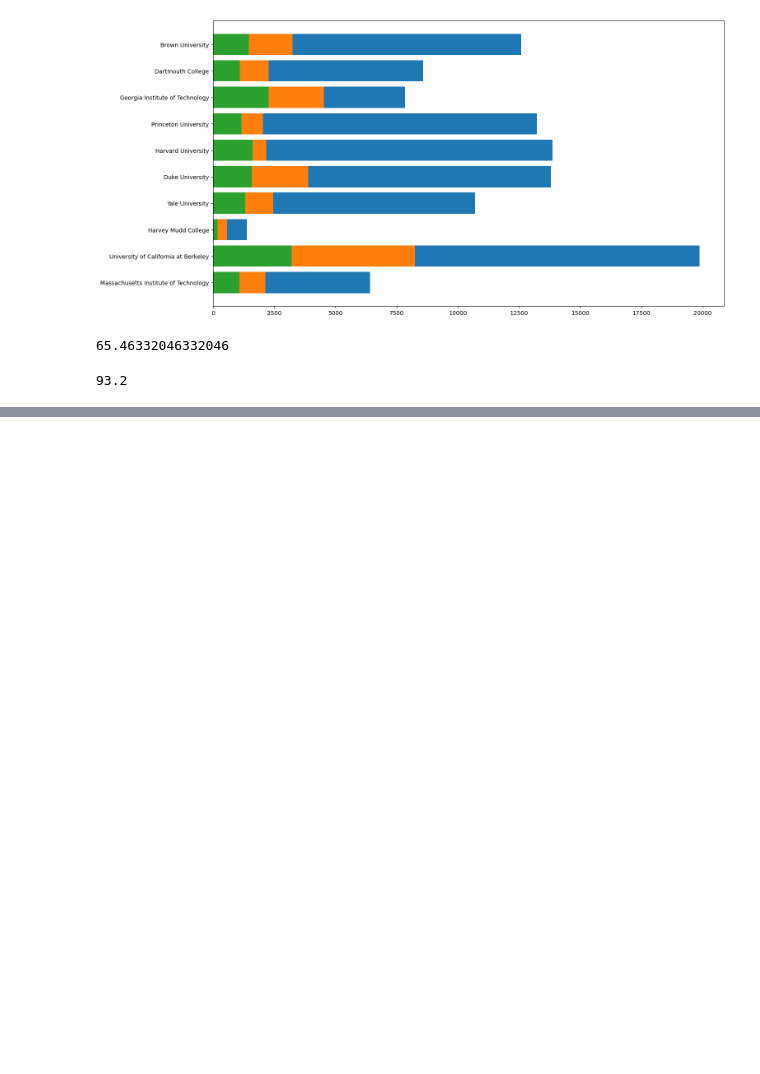
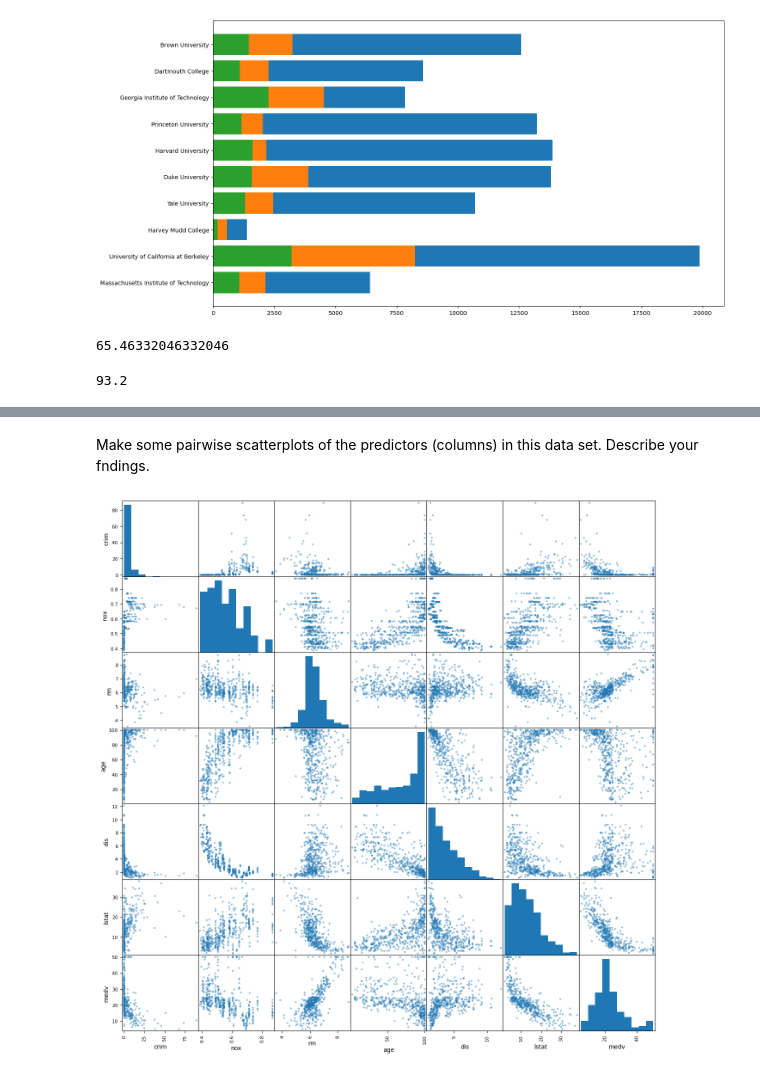
Before and after one commit to xuzmocode4-325/isl, a Jupyter notebook: statistical-learning/application.ipynb, the cells around one changed output, grey strips where cells are left out. Cells and saved outputs as stored; diff of their text form; code cells hidden in the pictures; blank space fills up the shorter version.

```diff
--- a/statistical-learning/application.ipynb
+++ b/statistical-learning/application.ipynb
@@ -4,6 +12,6 @@ import numpy as np
 # %%
 # Use the pd.read_csv() function to read the data into Python
-college = pd.read_csv("College.csv", )
+college = pd.read_csv(data / "College.csv", )
 # %%
 college.shape
 # %% [output]
@@ -277,0 +489,2 @@ UC Berkly has the highest application number of all the elite universities. Elit
+# %%
+housing = pd.read_csv(data / 'Boston.csv')
@@ -277,0 +518,5 @@ UC Berkly has the highest application number of all the elite universities. Elit
+# %%
+house_catagorical = ['zn', 'indus', 'chas', 'rad', 'ptratio', 'tax']
+house_numerical = [
+    col for col in housing.columns if col not in house_catagorical
+]
@@ -277,0 +540,7 @@ UC Berkly has the highest application number of all the elite universities. Elit
+# %%
+housing = housing.rename(
+    {'Unnamed: 0': 'suburb'},
+    axis=1
+)
+
+housing = housing.set_index('suburb')
@@ -277,0 +557,8 @@ UC Berkly has the highest application number of all the elite universities. Elit
+# %% [markdown]
+Make some pairwise scatterplots of the predictors (columns) in
+this data set. Describe your fndings.
+# %%
+pd.plotting.scatter_matrix(housing[house_numerical], figsize=(16, 16))
+print()
+# %% [output]
+[figure, added]
```
Also changed, not shown: parts of 81 cells of this notebook, 22 other files.
